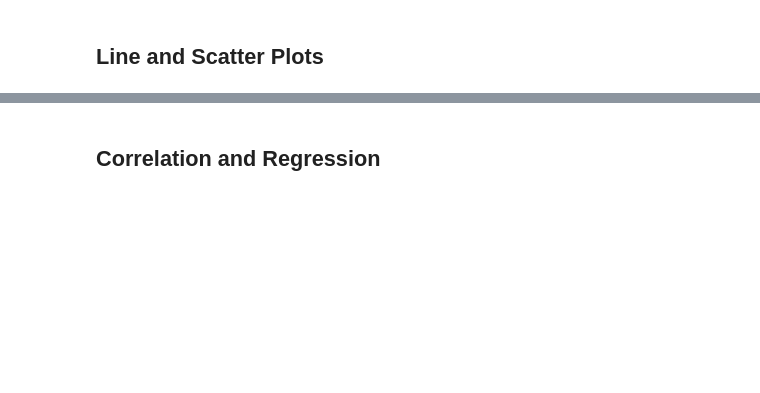
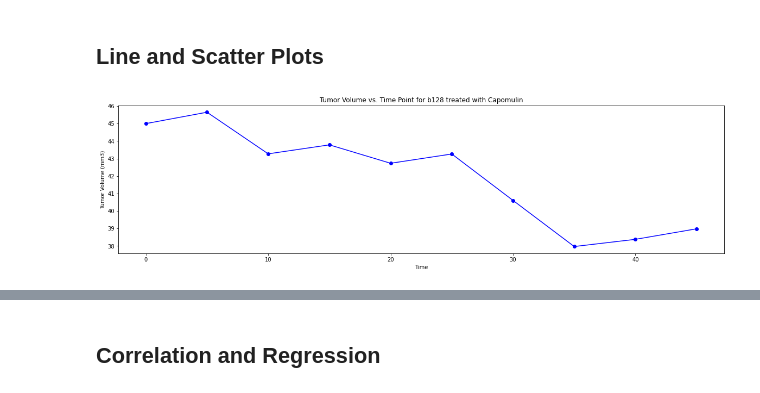
Before and after one commit to georgiafbi/matplotlib-challenge, a Jupyter notebook: Pymaceuticals/pymaceuticals_starter.ipynb, the cells around one changed output, grey strips where cells are left out. Saved outputs shown, nothing was run; the diff lists cells and outputs as text; code cells hidden in the pictures; blank space fills up the shorter version.

```diff
--- a/Pymaceuticals/pymaceuticals_starter.ipynb
+++ b/Pymaceuticals/pymaceuticals_starter.ipynb
@@ -282,2 +250,20 @@ for j in range(len(tumor_vol_data_s)):
+# %%
+# Generate a line plot of tumor volume vs. time point for a mouse treated with Capomulin
+treatment_slect=0
+drug=treatments[0]
+capomulin_weight_df=combined_data.loc[combined_data["Drug Regimen"]==drug]
+#mouse treated with capomulin_mouse_df
+mouse=(np.unique(capomulin_weight_df["Mouse ID"].tolist())).tolist()
+mouse_select=0
+capomulin_mouse_df=combined_data.loc[combined_data["Mouse ID"]==mouse[mouse_select]]
+x_time=capomulin_mouse_df["Timepoint"]
+y_tv=capomulin_mouse_df["Tumor Volume (mm3)"]
+plt.plot(x_time,y_tv,marker='o',color='blue')
+plt.xlabel("Time")
+plt.ylabel("Tumor Volume (mm3)")
+plt.title(f"Tumor Volume vs. Time Point for {mouse[mouse_select]} treated with {drug}")
+plt.show()
+# %% [output]
+[figure, added]
 # %%
 # Generate a scatter plot of average tumor volume vs. mouse weight for the Capomulin regimen
```
Also changed, not shown: parts of 12 cells of this notebook.
